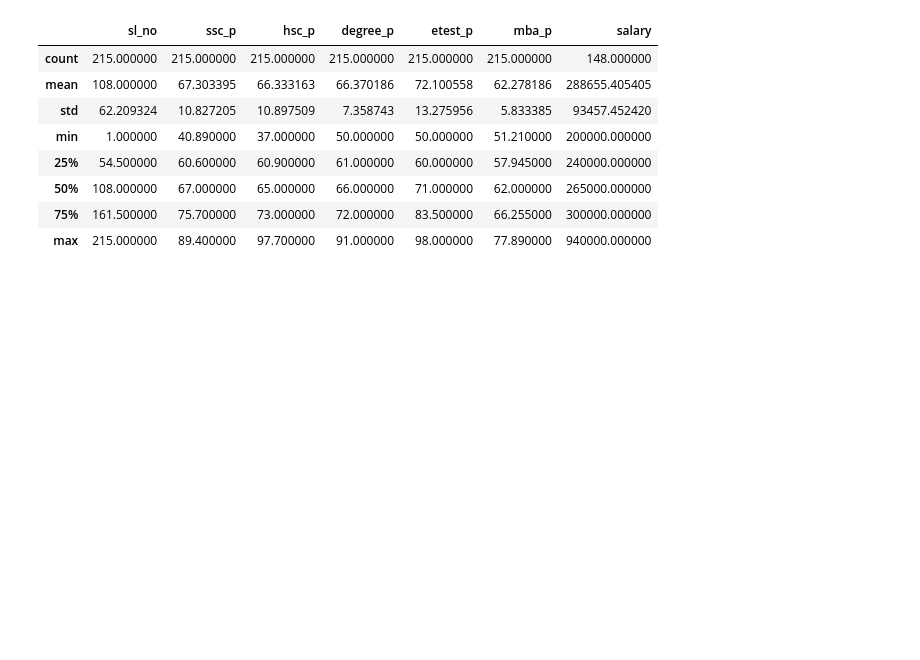
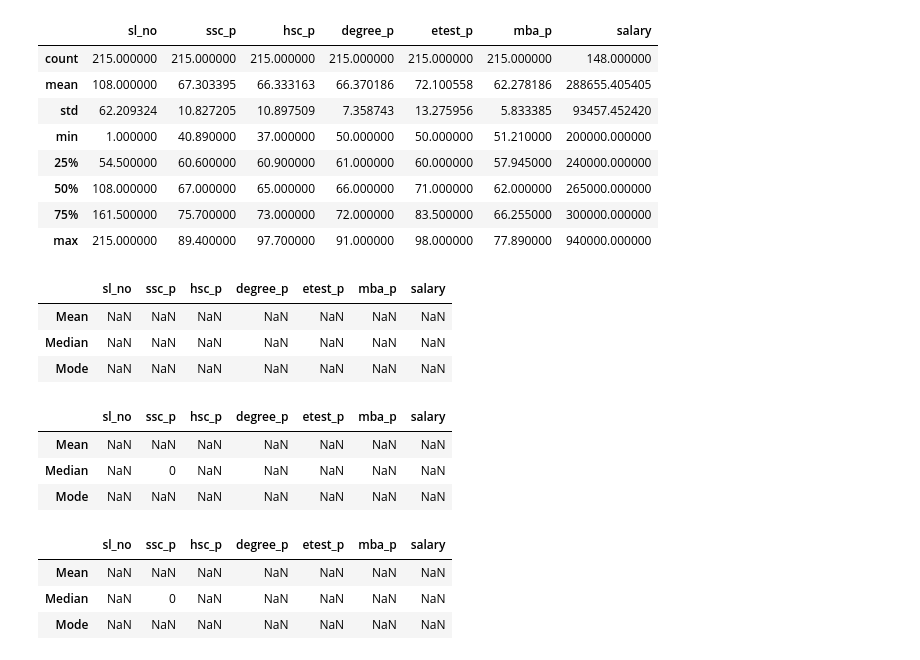
Before and after one commit to kanmanigit/DataScience_Univariate_Bivariate_Analysis, a Jupyter notebook: 1.Central_Tendency/1.central_tendency.ipynb, the cells around one changed output. Drawn from its saved outputs; the diff is of its cells as text; code cells hidden in the pictures; blank space fills up the shorter version.

```diff
--- a/1.Central_Tendency/1.central_tendency.ipynb
+++ b/1.Central_Tendency/1.central_tendency.ipynb
@@ -189,0 +179,10 @@ dataset.describe()
+# %%
+#adding Rows names(index), column names
+descriptive_table=pd.DataFrame(index=["Mean","Median","Mode"],columns=quan)
+# %%
+descriptive_table
+# %% [output]
+|  | sl_no | ssc_p | hsc_p | degree_p | etest_p | mba_p | salary |
+| Mean | NaN | NaN | NaN | NaN | NaN | NaN | NaN |
+| Median | NaN | NaN | NaN | NaN | NaN | NaN | NaN |
+| Mode | NaN | NaN | NaN | NaN | NaN | NaN | NaN |
@@ -189,0 +192,7 @@ dataset.describe()
+# %%
+descriptive_table
+# %% [output]
+|  | sl_no | ssc_p | hsc_p | degree_p | etest_p | mba_p | salary |
+| Mean | NaN | NaN | NaN | NaN | NaN | NaN | NaN |
+| Median | NaN | 0 | NaN | NaN | NaN | NaN | NaN |
+| Mode | NaN | NaN | NaN | NaN | NaN | NaN | NaN |
@@ -189,0 +202,7 @@ dataset.describe()
+# %%
+descriptive_table
+# %% [output]
+|  | sl_no | ssc_p | hsc_p | degree_p | etest_p | mba_p | salary |
+| Mean | NaN | NaN | NaN | NaN | NaN | NaN | NaN |
+| Median | NaN | 0 | NaN | NaN | NaN | NaN | NaN |
+| Mode | NaN | NaN | NaN | NaN | NaN | NaN | NaN |
```
Also changed, not shown: parts of 10 cells of this notebook.
